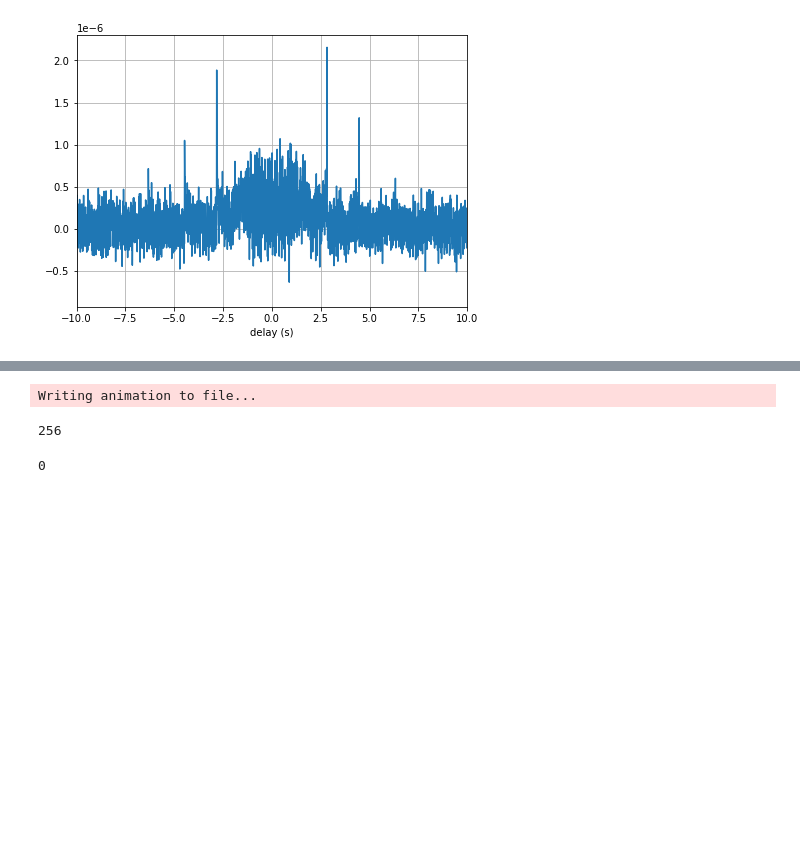
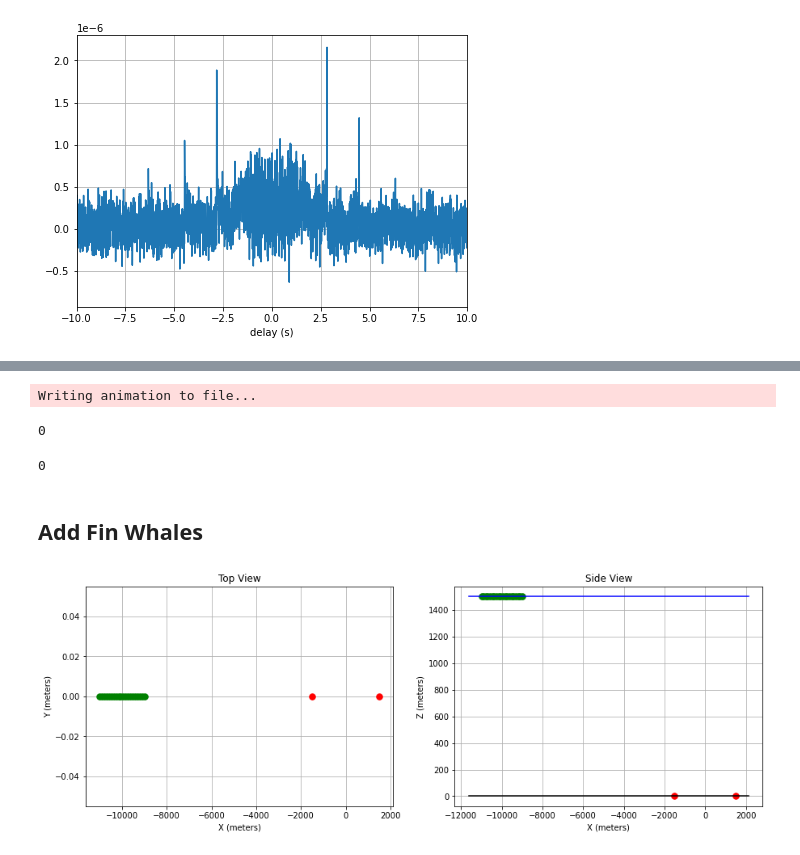
Before and after one commit to John-Ragland/NI_simulation, a Jupyter notebook: scripts/3D_simulation/3D_simulation.ipynb, the cells around one changed output, grey strips where cells are left out. Drawn from its saved outputs; the diff is of its cells as text; code cells hidden in the pictures; blank space fills up the shorter version.

```diff
--- a/scripts/3D_simulation/3D_simulation.ipynb
+++ b/scripts/3D_simulation/3D_simulation.ipynb
@@ -42,23 +38,24 @@ xs = list(np.linspace(-10000, 10000, 500))
 # %%
 for k, x in enumerate(tqdm(xs)):
     source_distribution = ni_sim3D.source_distribution()
-    sources = source_distribution.surface_line(xmin = (x-1000), xmax=(x+1000), npts=160)
+    sources = source_distribution.surface_line_incoherent(xmin=x-1000, xmax=x+1000, npts=32, label='fin_incoherent', hydrophone='A')
+    sources = source_distribution.surface_line_incoherent(xmin=5000, xmax=7000, npts=32, label = 'fin_incoherent', hydrophone='B')
 
     env = ni_sim3D.environment(sources, time_length=600)
 
     fig, (ax1, ax2) = plt.subplots(1,2, figsize=(15,5))
-    env.plot_env(xlim=(-11000,11000), type='side', ax=ax1)
-
+    env.plot_env(xlim=(-16000,16000), type='side', ax=ax1)
     env.get_signals()
     env.correlate(plot=True, ax=ax2)
+    #ax2.set_ylim([-3e-10, 3e-10])
 
     fig.savefig(f'animation_figures/{k:04}.png', dpi=400)
     plt.close()
 
 print('Writing animation to file...')
-im_name = 'line_segment_sweep_wider.mp4'
+im_name = 'fin_whale_incoherent.mp4'
 os.system(f'ffmpeg -r 40 -f image2 -s 1920x1080 -i animation_figures/%04d.png -vcodec libx264 -crf 15 -pix_fmt yuv420p {im_name}')
 # %% [output]
 Writing animation to file...
-256
+0
 # %%
@@ -66,3 +63,14 @@ im_name = 'line_segment_sweep_wider.mp4'
 os.system(f'ffmpeg -r 40 -f image2 -s 1920x1080 -i animation_figures/%04d.png -vcodec libx264 -crf 15 -pix_fmt yuv420p {im_name}')
 # %% [output]
 0
+# %% [markdown]
+## Add Fin Whales
+# %%
+source_distribution = ni_sim3D.source_distribution()
+sources = source_distribution.surface_line(xmin=(-10000-1000), xmax=(-10000+1000), npts=20, label='fin_model')
+# %%
+env = ni_sim3D.environment(sources)
+env.plot_env()
+_ = env.get_signals()
+# %% [output]
+[figure, added]
```
Also changed, not shown: parts of 10 cells of this notebook, 1 other file.
